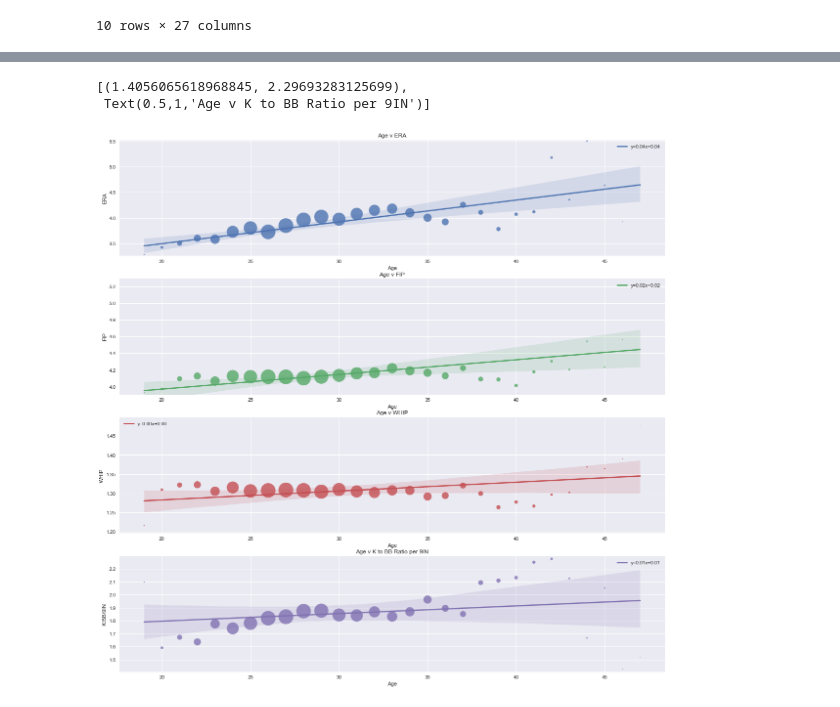
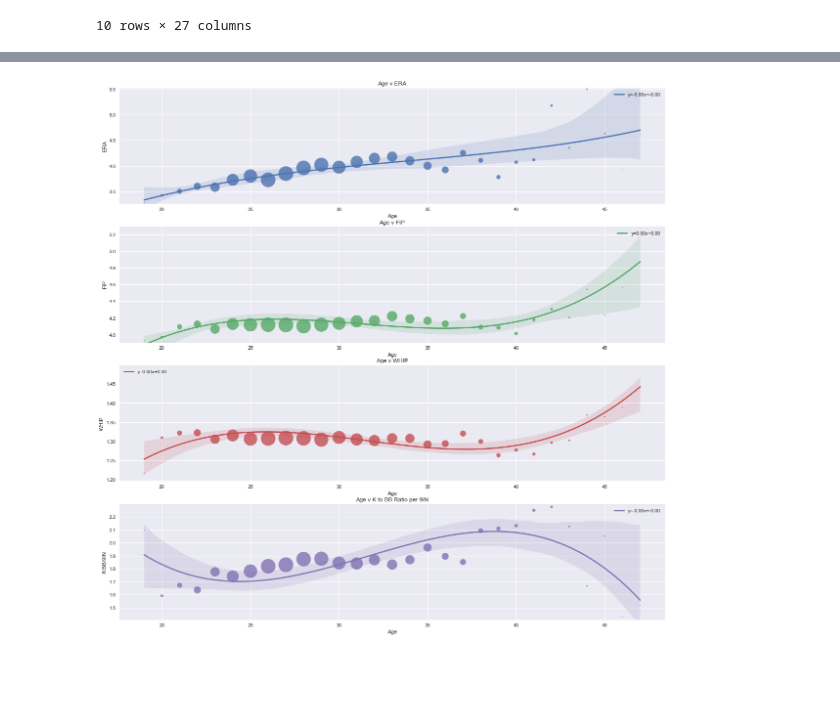
Before and after one commit to AGBarbour/Project-1, a Jupyter notebook: Pitching.ipynb, the cells around one changed output, grey strips where cells are left out. Cells and saved outputs as stored; diff of their text form; code cells hidden in the pictures; blank space fills up the shorter version.

```diff
--- a/Pitching.ipynb
+++ b/Pitching.ipynb
@@ -140,24 +145,24 @@ kbbCeil = (pitchGrouped['K:BB/9IN'].max()+.02)
 # %%
 sns.set(color_codes=True)
 fig, ax= plt.subplots(4, figsize=(20,20))
-l = np.polyfit(pitchGrouped['Age'], pitchGrouped['ERA'], 1)
-sns.regplot(x='Age',y='ERA', data=pitchGrouped, ax=ax[0],scatter_kws={"s":pWeight}, truncate=True, line_kws={'label': "y={0:.2f}x+{1:.2f}".format(l[0],l[0])})
+l = np.polyfit(pitchGrouped['Age'], pitchGrouped['ERA'], 2)
+sns.regplot(x='Age',y='ERA', data=pitchGrouped, ax=ax[0],scatter_kws={"s":pWeight}, truncate=True, line_kws={'label': "y={0:.2f}x+{1:.2f}".format(l[0],l[0])}, order=3)
 ax[0].legend()
-i = np.polyfit(pitchGrouped['Age'], pitchGrouped['FIP'], 1)
-sns.regplot(x='Age',y='FIP', data=pitchGrouped, ax=ax[1],scatter_kws={"s":pWeight},truncate=True, line_kws={'label': "y={0:.2f}x+{1:.2f}".format(i[0],i[0])})
+i = np.polyfit(pitchGrouped['Age'], pitchGrouped['FIP'], 2)
+sns.regplot(x='Age',y='FIP', data=pitchGrouped, ax=ax[1],scatter_kws={"s":pWeight},truncate=True, line_kws={'label': "y={0:.2f}x+{1:.2f}".format(i[0],i[0])}, order=3)
 ax[1].legend()
-j = np.polyfit(pitchGrouped['Age'], pitchGrouped['WHIP'], 1)
-sns.regplot(x='Age',y='WHIP', data=pitchGrouped, ax=ax[2],scatter_kws={"s":pWeight}, truncate=True, line_kws={'label': "y={0:.2f}x+{1:.2f}".format(j[0],j[0])})
+j = np.polyfit(pitchGrouped['Age'], pitchGrouped['WHIP'], 2)
+sns.regplot(x='Age',y='WHIP', data=pitchGrouped, ax=ax[2],scatter_kws={"s":pWeight}, truncate=True, line_kws={'label': "y={0:.2f}x+{1:.2f}".format(j[0],j[0])}, order=3)
 ax[2].legend()
-k = np.polyfit(pitchGrouped['Age'], pitchGrouped['K:BB/9IN'], 1)
-sns.regplot(x='Age',y='K:BB/9IN', data=pitchGrouped, ax=ax[3],scatter_kws={"s":pWeight}, truncate=True, line_kws={'label': "y={0:.2f}x+{1:.2f}".format(k[0],k[0])})
+k = np.polyfit(pitchGrouped['Age'], pitchGrouped['K:BB/9IN'], 2)
+sns.regplot(x='Age',y='K:BB/9IN', data=pitchGrouped, ax=ax[3],scatter_kws={"s":pWeight}, truncate=True, line_kws={'label': "y={0:.2f}x+{1:.2f}".format(k[0],k[0])}, order=3)
 ax[3].legend()
 
 ax[0].set(title='Age v ERA', ylim=(eraFloor, eraCeil))
 ax[1].set(title='Age v FIP', ylim=(fipFloor, fipCeil))
 ax[2].set(title='Age v WHIP', ylim=(whipFloor, whipCeil))
 ax[3].set(title='Age v K to BB Ratio per 9IN', ylim=(kbbFloor, kbbCeil))
+
+plt.savefig('Pitching Output/Pitching_Main.png')
 # %% [output]
-[(1.4056065618968845, 2.29693283125699),
- Text(0.5,1,'Age v K to BB Ratio per 9IN')]
-[figure, old version]
+[figure, new version]
```
Also changed, not shown: parts of 4 cells of this notebook, 2 other files.
